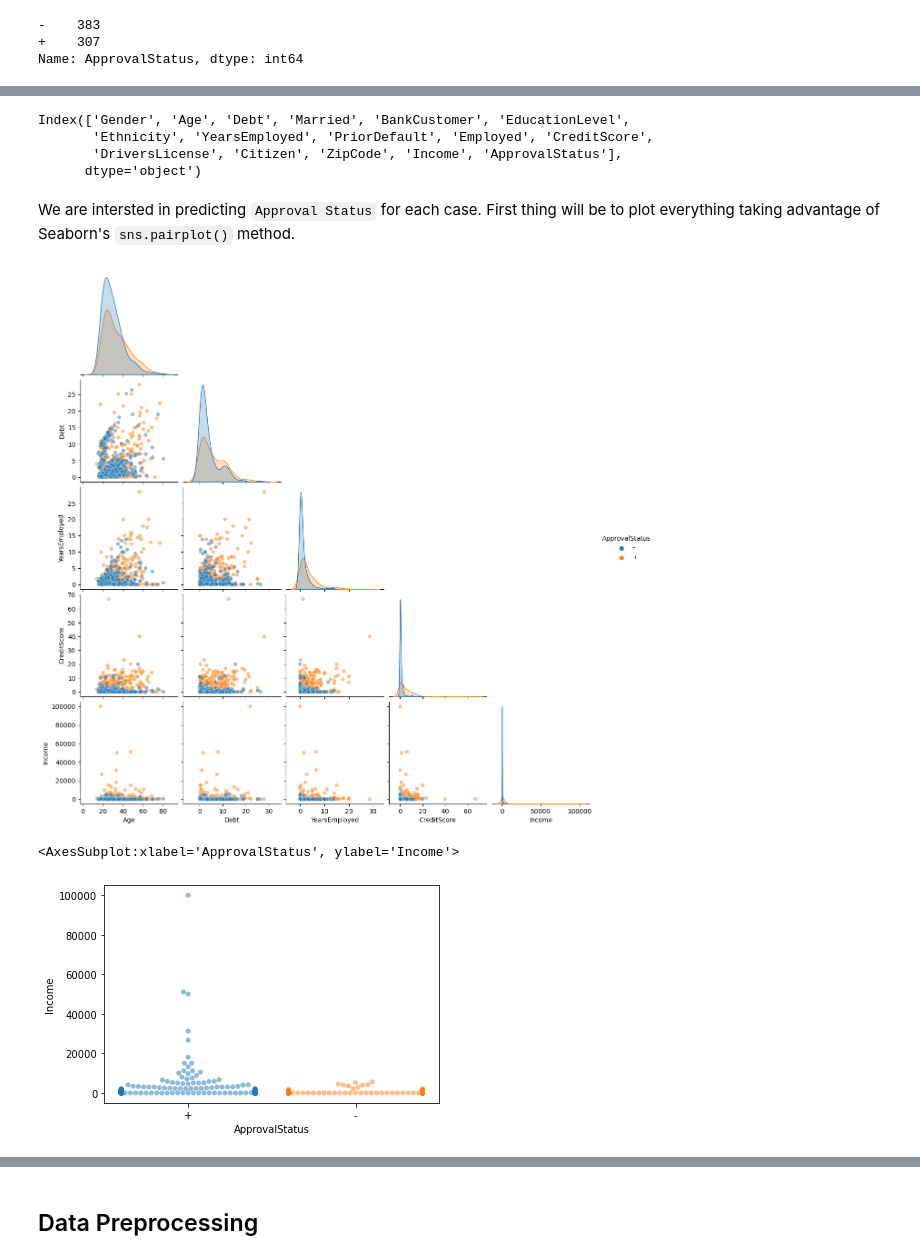
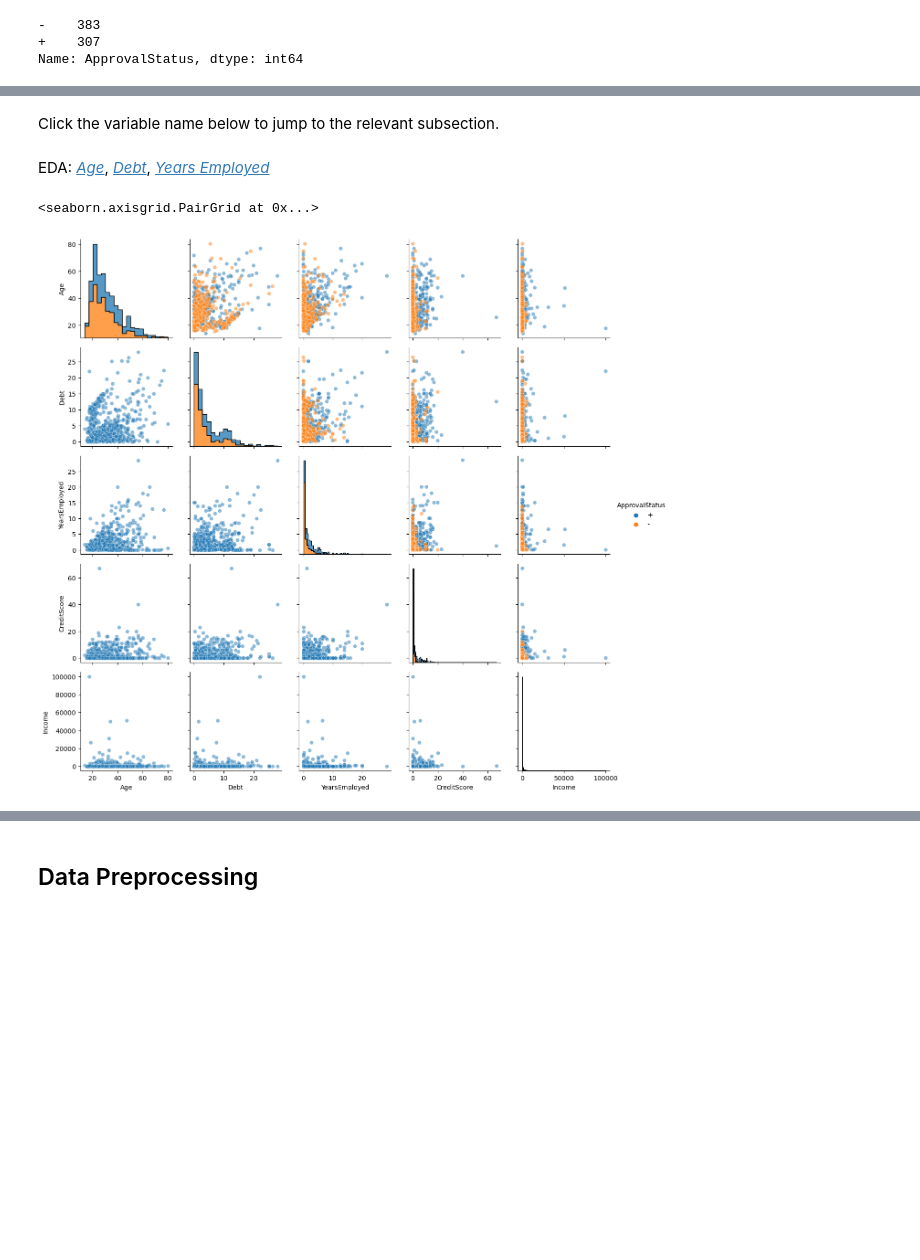
Before and after one commit to nvbergen/DC_project_CC_apps, a Jupyter notebook: Code/Credit approval Project.ipynb, the cells around one changed output, grey strips where cells are left out. Saved outputs shown, nothing was run; the diff lists cells and outputs as text; code cells hidden in the pictures; blank space fills up the shorter version.

Commit message:
lots of chart updates working through box dists

```diff
--- a/Code/Credit approval Project.ipynb
+++ b/Code/Credit approval Project.ipynb
@@ -1001,26 +1000,13 @@ This section will look at 4 kinds of analysis on our data set:
-# %%
-#look at zip code and get mean and median values for each.
-#trying to find meaningful groups
-#pairplots
-#box plots
-#histograms
-#scatterplots
-#correlation heatmap.
-# Are we seeing LINE assumptions being met?
-apps2.columns
-# %% [output]
-Index(['Gender', 'Age', 'Debt', 'Married', 'BankCustomer', 'EducationLevel',
-       'Ethnicity', 'YearsEmployed', 'PriorDefault', 'Employed', 'CreditScore',
-       'DriversLicense', 'Citizen', 'ZipCode', 'Income', 'ApprovalStatus'],
-      dtype='object')
-# %% [markdown]
-We are intersted in predicting `Approval Status` for each case. First thing will be to plot everything taking advantage of Seaborn's `sns.pairplot()` method.
-# %%
-sns.pairplot(data=apps2, hue='ApprovalStatus', corner=True, plot_kws = {'alpha': 0.5}, hue_order = ['-', '+']);
-# %% [output]
-[figure, removed]
-# %%
-sns.swarmplot(x= 'ApprovalStatus', y = 'Income', data = apps, alpha = .5)
-# %% [output]
-<AxesSubplot:xlabel='ApprovalStatus', ylabel='Income'>
-[figure, removed]
+# %% [markdown]
+Click the variable name below to jump to the relevant subsection.
+<br><br>
+EDA: [_Age_](#eda_age), [_Debt_](#eda_debt), [_Years Employed_](#eda_yearsemployed)
+# %%
+eda = sns.PairGrid(data = apps2, diag_sharey = False, hue = 'ApprovalStatus')
+eda.map_diag(sns.histplot, multiple = 'stack', element='step')#, hue = None)
+eda.map_lower(sns.scatterplot, hue = None, alpha = 0.5)
+eda.map_upper(sns.scatterplot, alpha = 0.5)
+eda.add_legend()
+# %% [output]
+<seaborn.axisgrid.PairGrid at 0x...>
+[figure, added]
```
Also changed, not shown: parts of 30 cells of this notebook.
